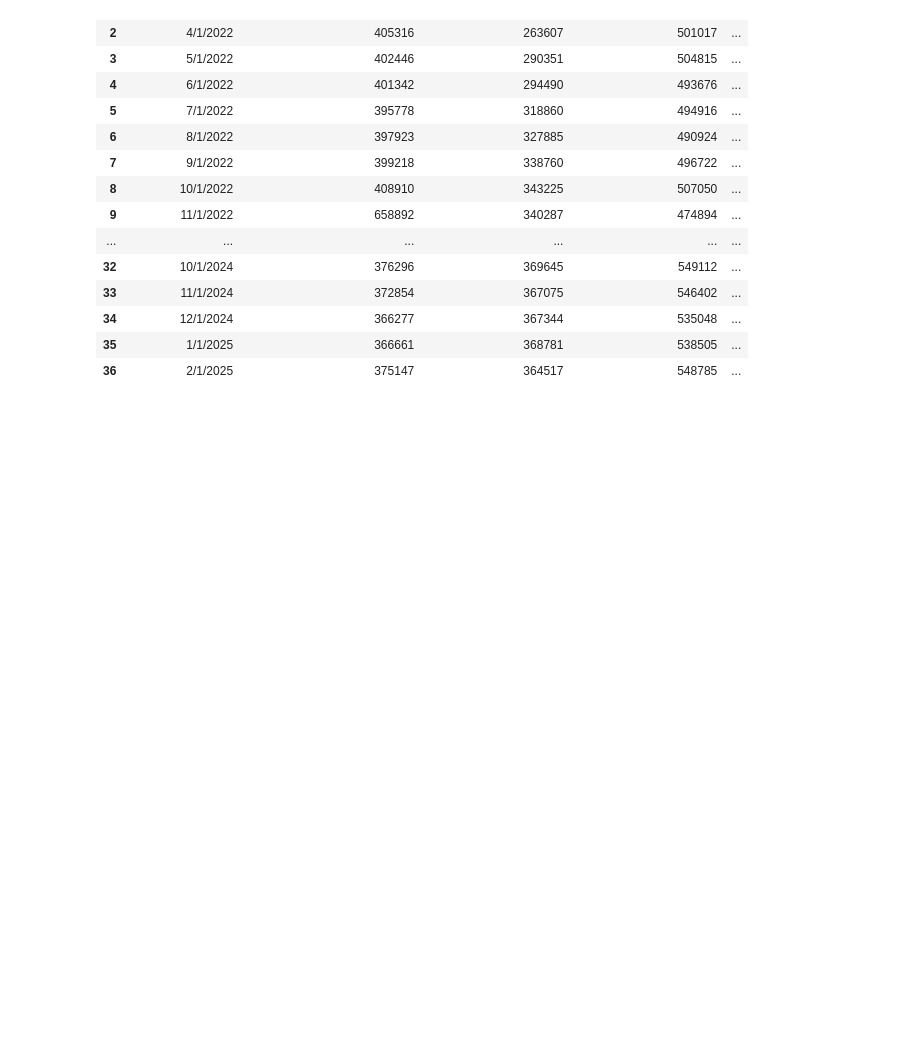
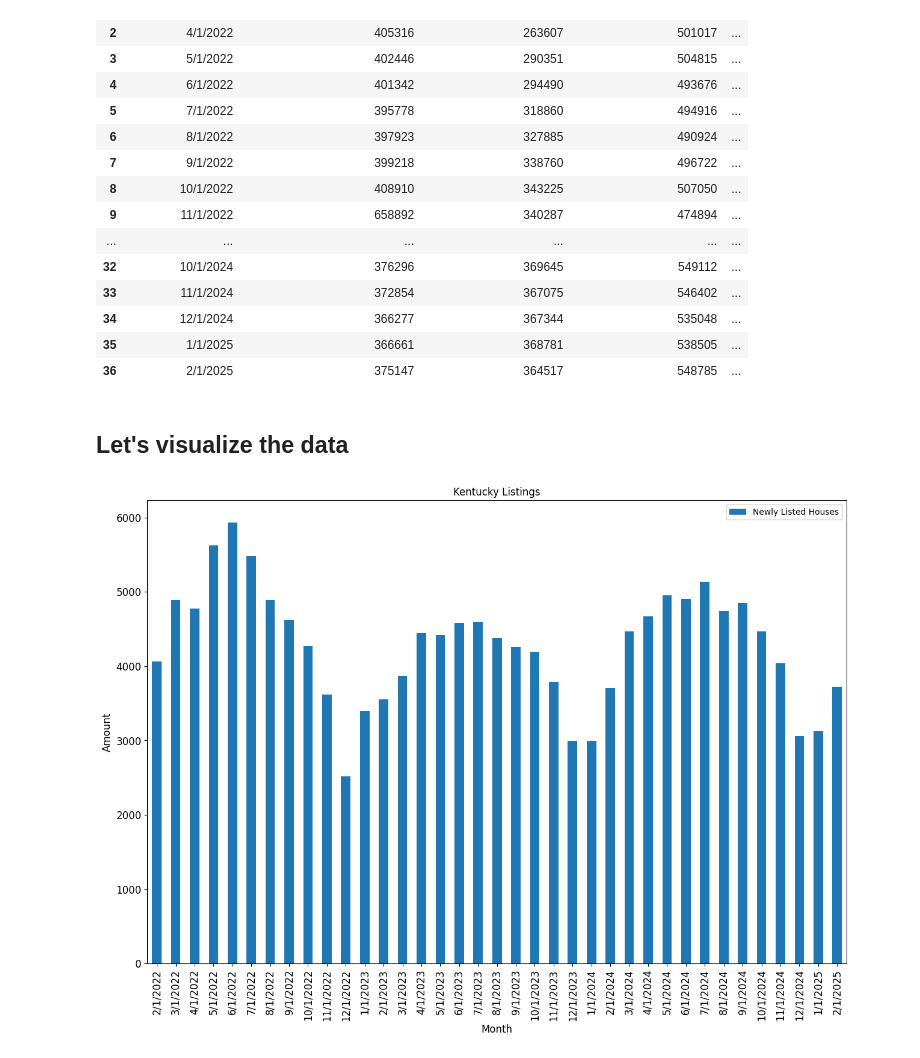
Before and after one commit to Polis-source/M4-capstone, a Jupyter notebook: Final project.ipynb, the cells around one changed output. Saved outputs shown, nothing was run; the diff lists cells and outputs as text; code cells hidden in the pictures; blank space fills up the shorter version.

Commit message:
Added bar graph

```diff
--- a/Final project.ipynb
+++ b/Final project.ipynb
@@ -114,3 +114,12 @@ df
 | 34 | 12/1/2024 | 366277 | 367344 | 535048 | ... |
 | 35 | 1/1/2025 | 366661 | 368781 | 538505 | ... |
 | 36 | 2/1/2025 | 375147 | 364517 | 548785 | ... |
+# %% [markdown]
+<h2>Let's visualize the data
+# %%
+ax = df.plot(x="Observation_Date",y="Newly Listed Houses",kind='bar', title ="Kentucky Listings", figsize=(15, 10), legend=True, fontsize=12)
+ax.set_xlabel("Month", fontsize=12)
+ax.set_ylabel("Amount", fontsize=12)
+plt.show()
+# %% [output]
+[figure, added]
```
Also changed, not shown: parts of 1 cell of this notebook.
